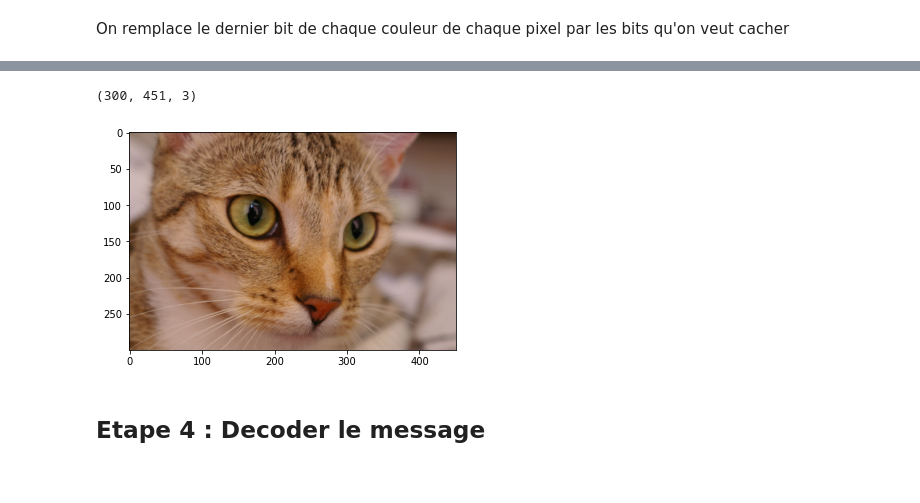
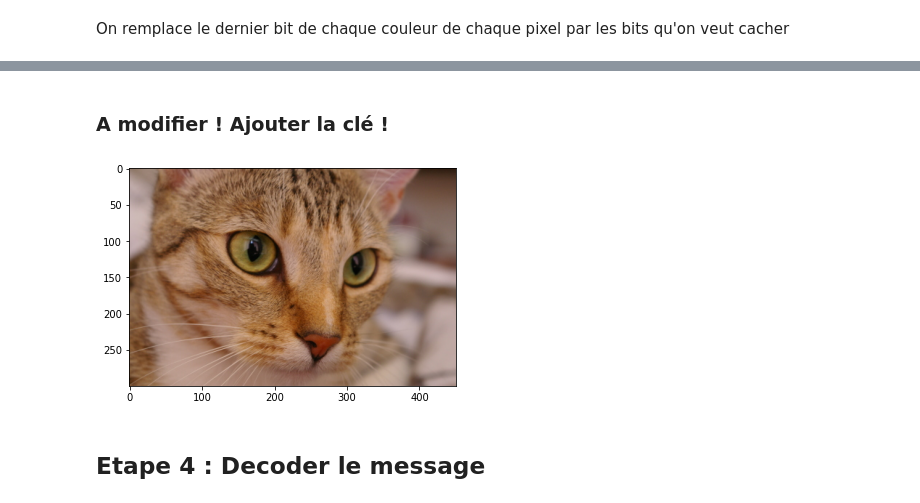
Before and after one commit to lisacsn/Steganographie, a Jupyter notebook: Stegano.ipynb, the cells around one changed output, grey strips where cells are left out. Cells and saved outputs as stored; diff of their text form; code cells hidden in the pictures.

```diff
--- a/Stegano.ipynb
+++ b/Stegano.ipynb
@@ -51,6 +19,0 @@ img_bin_flat.shape
-# %%
-chiffres = ""
-for i in range(len(liste_ascii)):
-  chiffres += liste_ascii[i]
-
-chiffres
@@ -75,19 +45,40 @@ img_reshaped = np.reshape(img_encoded_bin,img.shape)
-# %%
-img_reshaped.shape
-# %% [output]
-(300, 451, 3)
-# %%
-img_encoded = img.copy()
-
-for i in range(img.shape[0]):
-  for j in range(img.shape[1]):
-    for k in range(img.shape[2]):
-      img_encoded[i,j,k] = int(img_reshaped[i,j,k],2)
-# %%
-plt.imshow(img_encoded)
-plt.show()
-# %% [output]
-[figure, removed]
+# %% [markdown]
+### A modifier ! Ajouter la clé !
+# %%
+def encoder_image(img, chiffres, *cle):
+    # Tableau de string : va contenir les infos en binaire
+    img_bin = np.chararray((img.shape[0], img.shape[1], img.shape[2]), itemsize=8)
+
+    for i in range(img.shape[0]):
+        for j in range(img.shape[1]):
+            for k in range(img.shape[2]):
+                img_bin[i,j,k] = bin(img[i,j,k])[2:].zfill(8)
+
+    # mettre au bon format le tableau de string
+    img_bin = img_bin.decode("utf-8")
+
+    # On flatten l'image pour itérer plus facilement
+    img_bin_flat = img_bin.flatten()
+    img_encoded_bin = img_bin_flat.copy()
+
+    for i in range(len(chiffres)):
+        img_encoded_bin[i] = img_encoded_bin[i][:7] + chiffres[i]
+
+    img_encoded_bin = np.reshape(img_encoded_bin, img_bin.shape)
+    img_encoded = img.copy()
+
+    for i in range(img.shape[0]):
+        for j in range(img.shape[1]):
+            for k in range(img.shape[2]):
+                img_encoded[i,j,k] = int(img_encoded_bin[i,j,k],2)
+
+    return img_encoded
+
+img_encoded = encoder_image(img, message_bin_flat)
+plt.imshow(img_encoded)
+plt.show()
+# %% [output]
+[figure, added]
 # %% [markdown]
 ## Etape 4 : Decoder le message
 # %%
```
Also changed, not shown: parts of 15 cells of this notebook.
